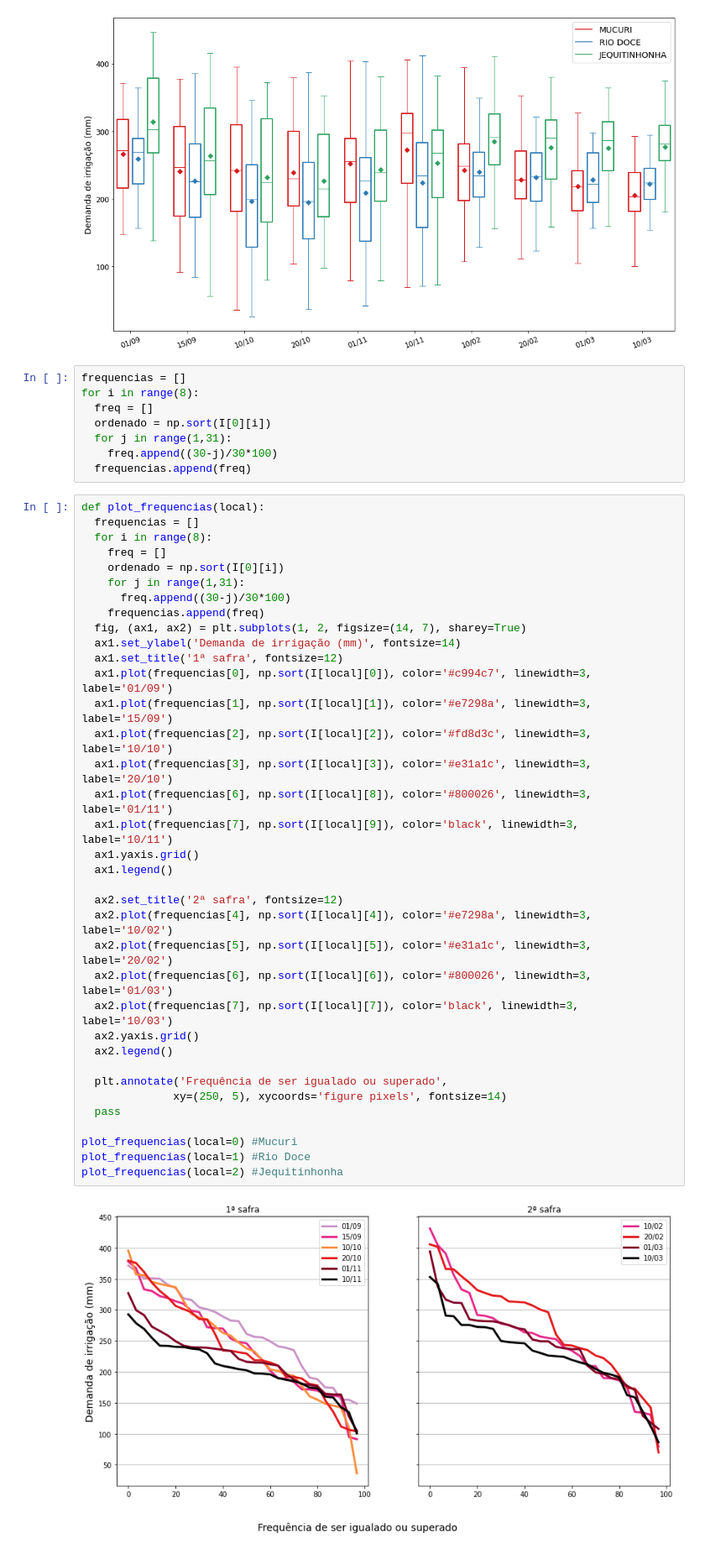
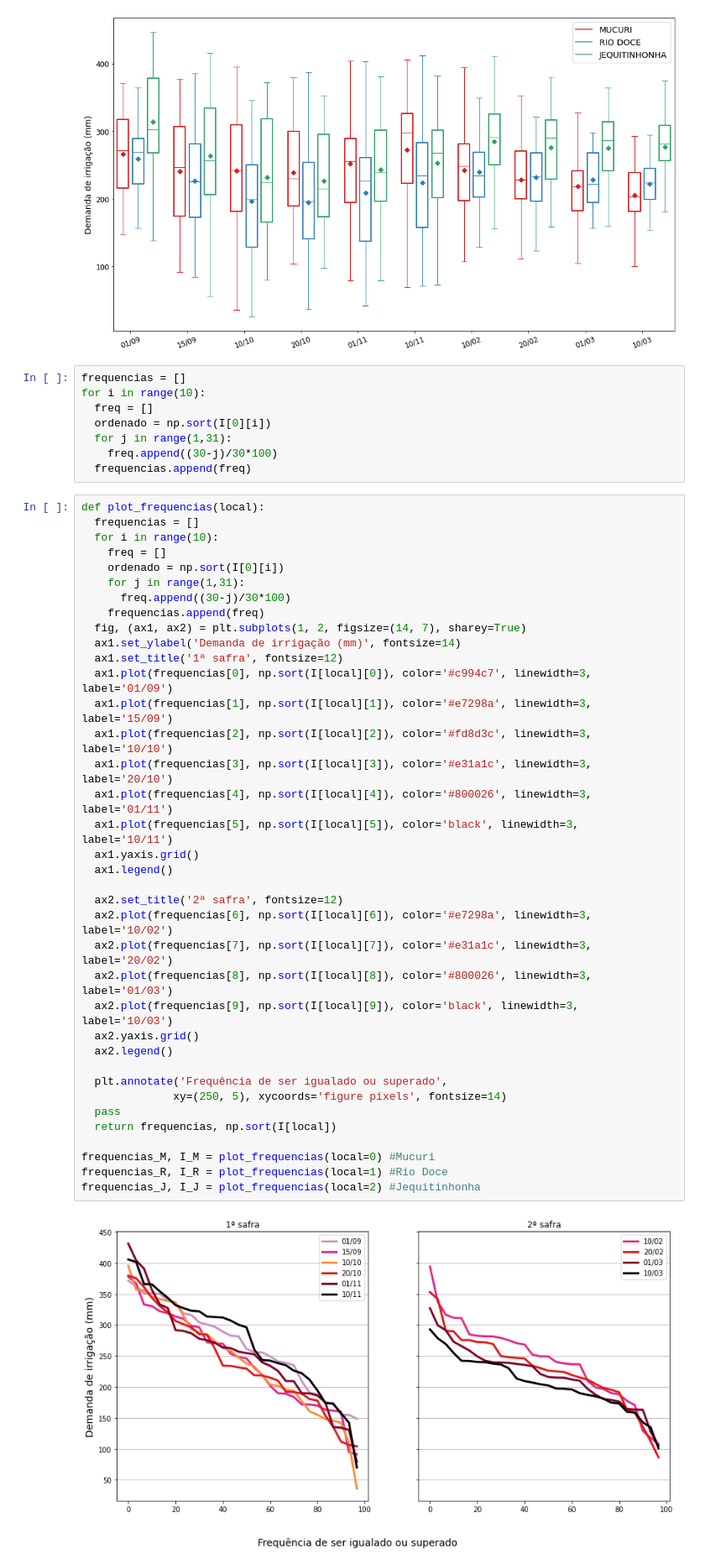
Before and after one commit to Hidrovales/Balanco_Hidrico, a Jupyter notebook: Experimentos.ipynb, the cells around one changed output. Shown at 84% size. Drawn from its saved outputs; the diff is of its cells as text.

```diff
--- a/Experimentos.ipynb
+++ b/Experimentos.ipynb
@@ -215,7 +215,7 @@ plt.tight_layout()
 [figure]
 # %%
 frequencias = []
-for i in range(8):
+for i in range(10):
   freq = []
   ordenado = np.sort(I[0][i])
   for j in range(1,31):
@@ -224,38 +224,39 @@ for i in range(8):
 # %%
 def plot_frequencias(local):
   frequencias = []
-  for i in range(8):
+  for i in range(10):
     freq = []
     ordenado = np.sort(I[0][i])
     for j in range(1,31):
       freq.append((30-j)/30*100)
     frequencias.append(freq)
   fig, (ax1, ax2) = plt.subplots(1, 2, figsize=(14, 7), sharey=True)
   ax1.set_ylabel('Demanda de irrigação (mm)', fontsize=14)
   ax1.set_title('1ª safra', fontsize=12)
   ax1.plot(frequencias[0], np.sort(I[local][0]), color='#c994c7', linewidth=3, label='01/09')
   ax1.plot(frequencias[1], np.sort(I[local][1]), color='#e7298a', linewidth=3, label='15/09')
   ax1.plot(frequencias[2], np.sort(I[local][2]), color='#fd8d3c', linewidth=3, label='10/10')
   ax1.plot(frequencias[3], np.sort(I[local][3]), color='#e31a1c', linewidth=3, label='20/10')
-  ax1.plot(frequencias[6], np.sort(I[local][8]), color='#800026', linewidth=3, label='01/11')
-  ax1.plot(frequencias[7], np.sort(I[local][9]), color='black', linewidth=3, label='10/11')
+  ax1.plot(frequencias[4], np.sort(I[local][4]), color='#800026', linewidth=3, label='01/11')
+  ax1.plot(frequencias[5], np.sort(I[local][5]), color='black', linewidth=3, label='10/11')
   ax1.yaxis.grid()
   ax1.legend()
 
   ax2.set_title('2ª safra', fontsize=12)
-  ax2.plot(frequencias[4], np.sort(I[local][4]), color='#e7298a', linewidth=3, label='10/02')
-  ax2.plot(frequencias[5], np.sort(I[local][5]), color='#e31a1c', linewidth=3, label='20/02')
-  ax2.plot(frequencias[6], np.sort(I[local][6]), color='#800026', linewidth=3, label='01/03')
-  ax2.plot(frequencias[7], np.sort(I[local][7]), color='black', linewidth=3, label='10/03')
+  ax2.plot(frequencias[6], np.sort(I[local][6]), color='#e7298a', linewidth=3, label='10/02')
+  ax2.plot(frequencias[7], np.sort(I[local][7]), color='#e31a1c', linewidth=3, label='20/02')
+  ax2.plot(frequencias[8], np.sort(I[local][8]), color='#800026', linewidth=3, label='01/03')
+  ax2.plot(frequencias[9], np.sort(I[local][9]), color='black', linewidth=3, label='10/03')
   ax2.yaxis.grid()
   ax2.legend()
 
   plt.annotate('Frequência de ser igualado ou superado',
               xy=(250, 5), xycoords='figure pixels', fontsize=14)
   pass
+  return frequencias, np.sort(I[local])
 
-plot_frequencias(local=0) #Mucuri
-plot_frequencias(local=1) #Rio Doce
-plot_frequencias(local=2) #Jequitinhonha
+frequencias_M, I_M = plot_frequencias(local=0) #Mucuri
+frequencias_R, I_R = plot_frequencias(local=1) #Rio Doce
+frequencias_J, I_J = plot_frequencias(local=2) #Jequitinhonha
 # %% [output]
-[figure, old version]
+[figure, new version]
```
Also changed, not shown: parts of 1 cell of this notebook.
